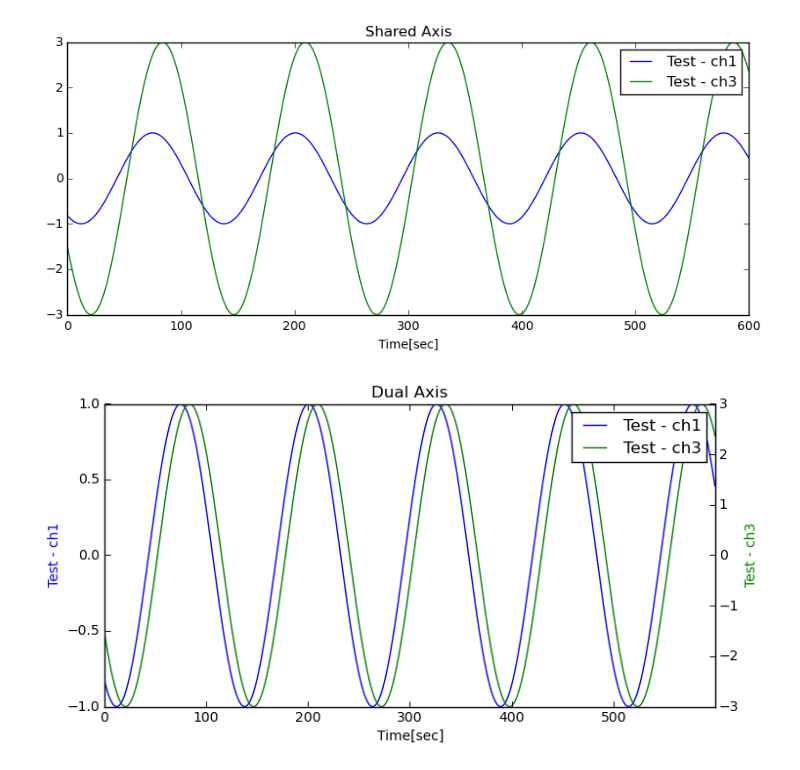
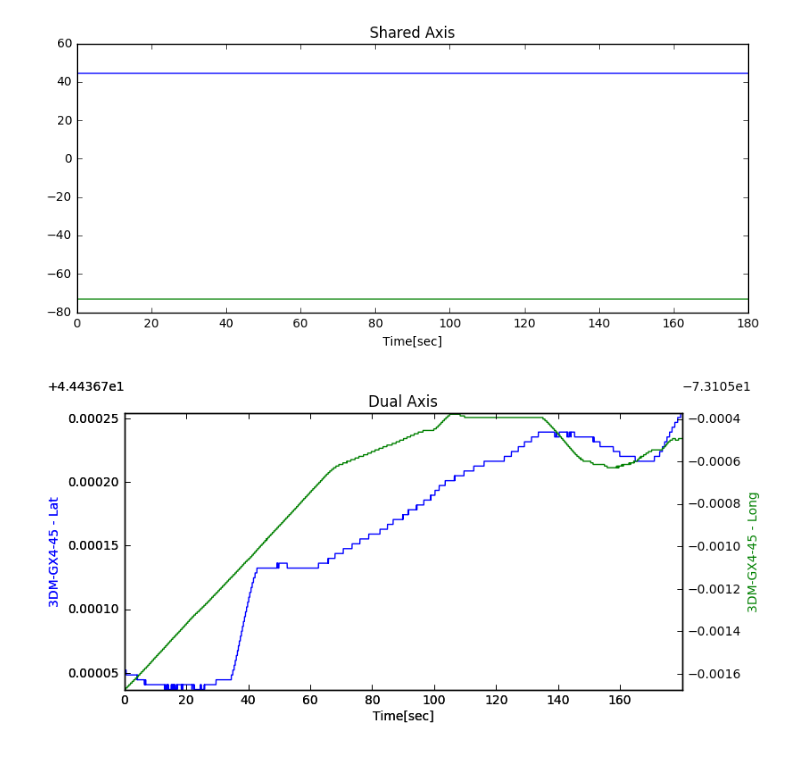
Before and after one commit to LORD-MicroStrain/SensorCloud, a Jupyter notebook: MathEngine/Example Notebooks/Scale Channels.ipynb, the cells around one changed output. Drawn from its saved outputs; the diff is of its cells as text; code cells hidden in the pictures.

```diff
--- a/MathEngine/Example Notebooks/Scale Channels.ipynb
+++ b/MathEngine/Example Notebooks/Scale Channels.ipynb
@@ -9,20 +9,21 @@ import matplotlib.pyplot as plt
 TIME_FMT = "%m/%d/%Y %H:%M:%S"
 
 #ENTER YOUR DEVICE ID
-device_id = "****************"
+#device_id = "****************"
 repo = TimeSeriesRepo(device_id)
 
+
 #Enter sensor name and channel name for first channel
-first_sen = "Test"
-first_chan = "ch1"
+first_sen = "3DM-GX4-45"
+first_chan = "Lat"
 
 #Enter time ranges for first channel.  MUST BE UTC.
 first_startTime = "05/14/2015 20:36:32"
 first_endTime = "05/14/2015 20:46:32"
 
 #enter sensor name and channel for the second channel
-second_sen = "Test"
-second_chan = "ch3"
+second_sen = "3DM-GX4-45"
+second_chan = "Long"
 
 #enter time ranges for second channel.  MUST BE UTC.
 second_startTime = "05/14/2015 20:38:29"
@@ -37,7 +38,7 @@ second_end = long(time.mktime(datetime.strptime(second_endTime, TIME_FMT).timetu
 second_chan_series = repo.getAllTimeSeries(second_sen, second_chan, startTime=second_start, endTime=second_end)
 # %%
 series1 = first_chan_series[0]
-times1 = numpy.array(series1.getTimeStamps())
+times1 = np.array(series1.getTimeStamps())
 #convert timestamps into seconds for plotting
 start1 = times1[0]
 times1 = (times1 - start1)/1e9
@@ -45,7 +46,7 @@ times1 = (times1 - start1)/1e9
 values1 = np.array(series1.getData())
 
 series2 = second_chan_series[0]
-times2 = numpy.array(series2.getTimeStamps())
+times2 = np.array(series2.getTimeStamps())
 #convert timestamps into seconds for plotting
 start2 = times2[0]
 times2 = (times2 - start2)/1e9
@@ -57,42 +58,40 @@ times = np.append(times1, times2)
 first_label = "%s - %s" % (first_sen, first_chan)
 second_label = "%s - %s" % (second_sen, second_chan)
 matplotlib.rcParams['figure.figsize'] = (10,4)
-rcParams['savefig.dpi'] = 100
-figure(1)
-plot(times1, values1, label = first_label)
-plot(times2, values2, label = second_label)
-title("Shared Axis")
-xlabel('Time[sec]')
-legend(loc='upper right')
+matplotlib.rcParams['savefig.dpi'] = 100
+plt.figure(1)
+plt.plot(times1, values1, label = first_label)
+plt.plot(times2, values2, label = second_label)
+plt.title("Shared Axis")
+plt.xlabel('Time[sec]')
 
-figure(2)
+plt.figure(2)
 host = host_subplot(111, axes_class=AA.Axes)
 plt.subplots_adjust(right=0.75)
 
 par1 = host.twinx()
 
 offset = 60
 
-title("Dual Axis")
+plt.title("Dual Axis")
 host.set_xlim(min(times), max(times))
 host.set_ylim(min(values1), max(values1))
 
 host.set_xlabel("Time[sec]")
 host.set_ylabel(first_label)
 par1.set_ylabel(second_label)
 
 p1, = host.plot(times1, values1, label=first_label)
 p2, = par1.plot(times2, values2, label=second_label)
 
 par1.set_ylim(min(values2), max(values2))
 
-host.legend()
 
 host.axis["left"].label.set_color(p1.get_color())
 par1.axis["right"].label.set_color(p2.get_color())
 
 plt.draw()
 plt.show()
 # %% [output]
-[figure, old version]
+[figure, new version]
-[figure, old version]
+[figure, new version]
```
Also changed, not shown: 7 other files.
